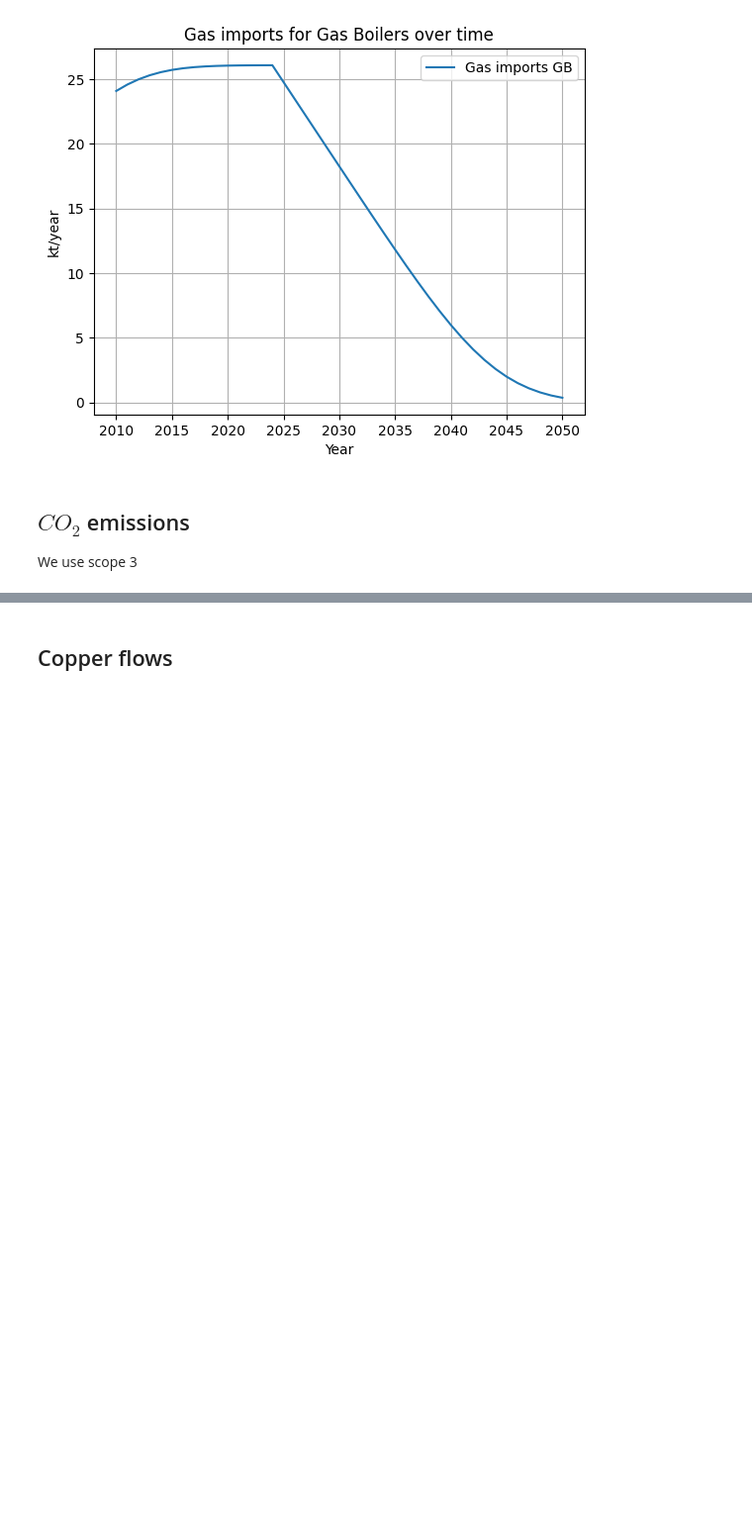
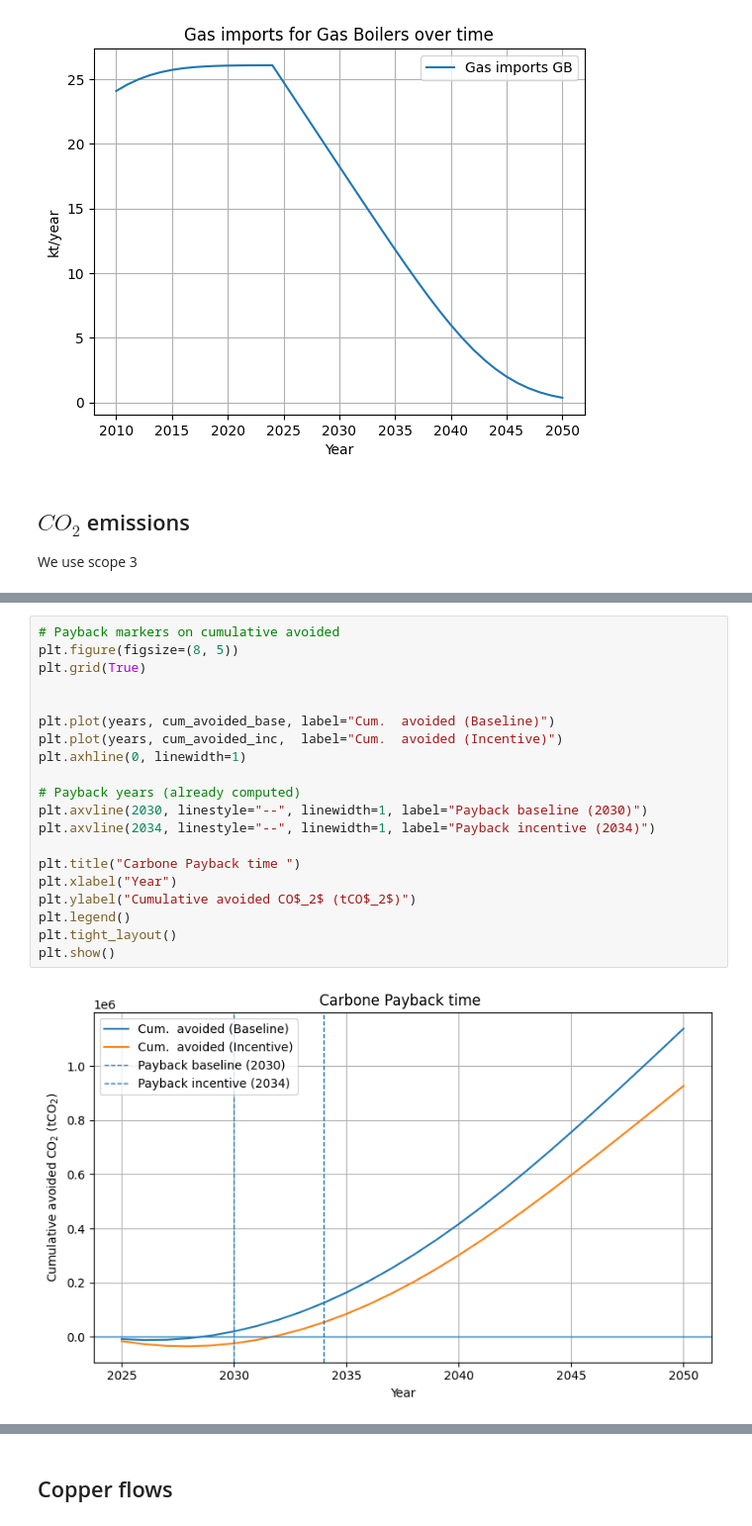
Before and after one commit to Margaux-Ccd/MFA_HeatPumps, a Jupyter notebook: Dynamic_MFA/Dynamic_HP.ipynb, the cells around one changed output, grey strips where cells are left out. Shown at 99% size. Cells and saved outputs as stored; diff of their text form; blank space fills up the shorter version.

```diff
--- a/Dynamic_MFA/Dynamic_HP.ipynb
+++ b/Dynamic_MFA/Dynamic_HP.ipynb
@@ -545 +537,23 @@ cum_GB = np.cumsum(CO2_emissions_GB)             # kt
+# %%
+# Payback markers on cumulative avoided
+plt.figure(figsize=(8, 5))
+plt.grid(True)
+
+
+plt.plot(years, cum_avoided_base, label="Cum.  avoided (Baseline)")
+plt.plot(years, cum_avoided_inc,  label="Cum.  avoided (Incentive)")
+plt.axhline(0, linewidth=1)
+
+# Payback years (already computed)
+plt.axvline(2030, linestyle="--", linewidth=1, label="Payback baseline (2030)")
+plt.axvline(2034, linestyle="--", linewidth=1, label="Payback incentive (2034)")
+
+plt.title("Carbone Payback time ")
+plt.xlabel("Year")
+plt.ylabel("Cumulative avoided CO$_2$ (tCO$_2$)")
+plt.legend()
+plt.tight_layout()
+plt.show()
+# %% [output]
+[figure, added]
 # %%
```
Also changed, not shown: parts of 22 cells of this notebook.
